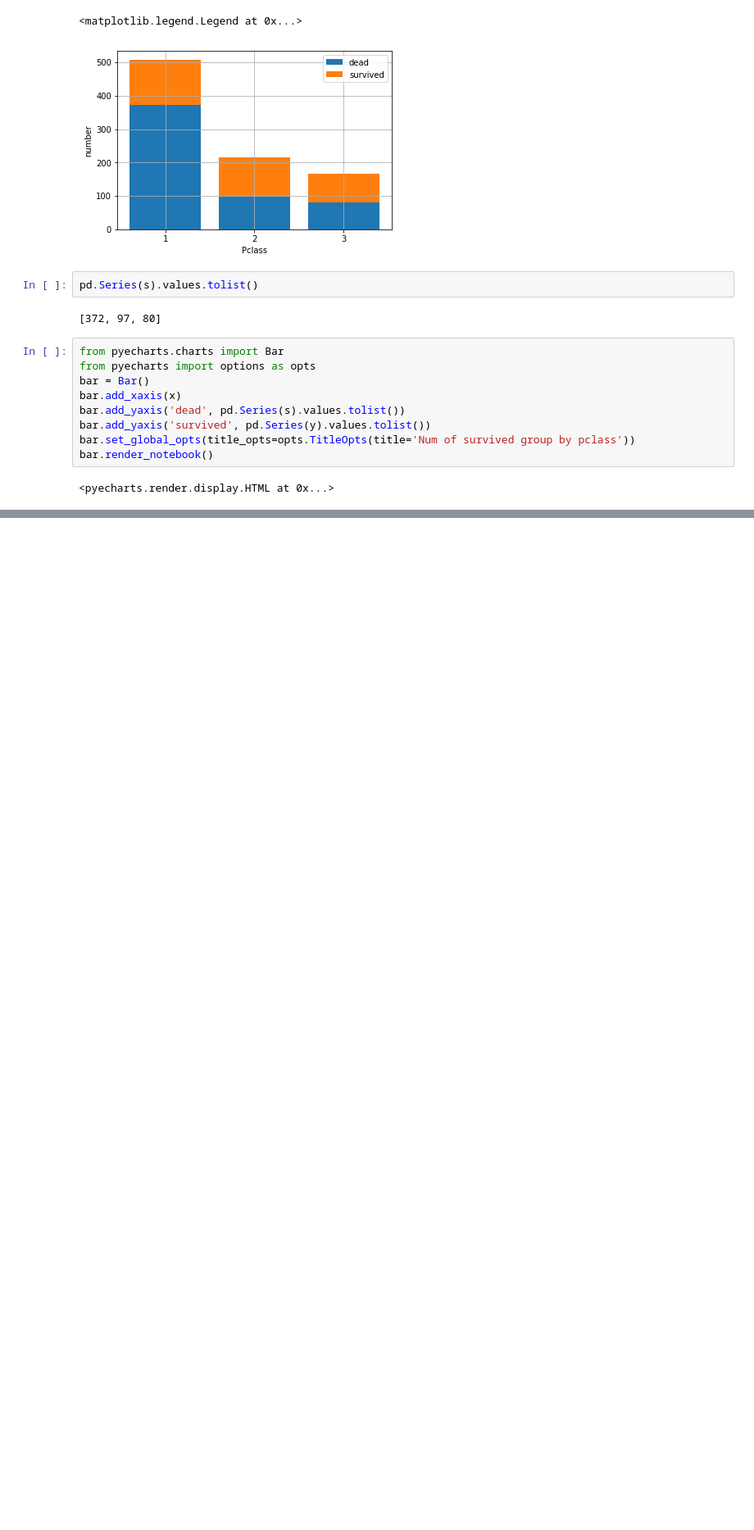
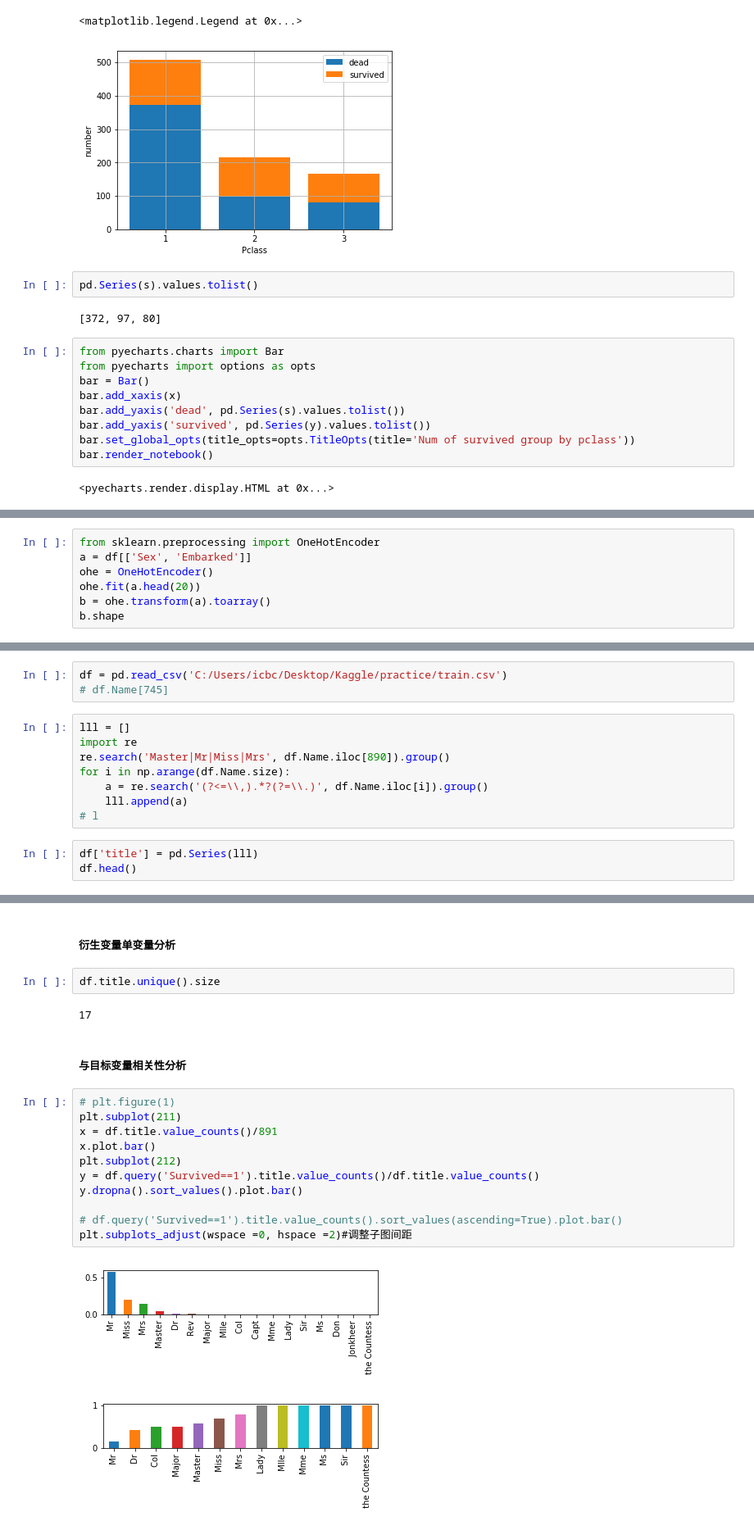
Before and after one commit to zhijun-fu/kaggle_practice, a Jupyter notebook: titanic.ipynb, the cells around one changed output, grey strips where cells are left out. Shown at 82% size. Drawn from its saved outputs; the diff is of its cells as text; blank space fills up the shorter version.

```diff
--- a/titanic.ipynb
+++ b/titanic.ipynb
@@ -163,0 +364,7 @@ bar.render_notebook()
+# %%
+from sklearn.preprocessing import OneHotEncoder
+a = df[['Sex', 'Embarked']]
+ohe = OneHotEncoder()
+ohe.fit(a.head(20))
+b = ohe.transform(a).toarray()
+b.shape
@@ -163,0 +687,14 @@ bar.render_notebook()
+# %%
+df = pd.read_csv('C:/Users/icbc/Desktop/Kaggle/practice/train.csv')
+# df.Name[745]
+# %%
+lll = []
+import re
+re.search('Master|Mr|Miss|Mrs', df.Name.iloc[890]).group()
+for i in np.arange(df.Name.size):
+    a = re.search('(?<=\\,).*?(?=\\.)', df.Name.iloc[i]).group()
+    lll.append(a)
+# l
+# %%
+df['title'] = pd.Series(lll)
+df.head()
@@ -163,0 +708,21 @@ bar.render_notebook()
+# %% [markdown]
+##### 衍生变量单变量分析
+# %%
+df.title.unique().size
+# %% [output]
+17
+# %% [markdown]
+##### 与目标变量相关性分析
+# %%
+# plt.figure(1)
+plt.subplot(211)
+x = df.title.value_counts()/891
+x.plot.bar()
+plt.subplot(212)
+y = df.query('Survived==1').title.value_counts()/df.title.value_counts()
+y.dropna().sort_values().plot.bar()
+
+# df.query('Survived==1').title.value_counts().sort_values(ascending=True).plot.bar()
+plt.subplots_adjust(wspace =0, hspace =2)#调整子图间距
+# %% [output]
+[figure, added]
```
Also changed, not shown: parts of 99 cells of this notebook.
